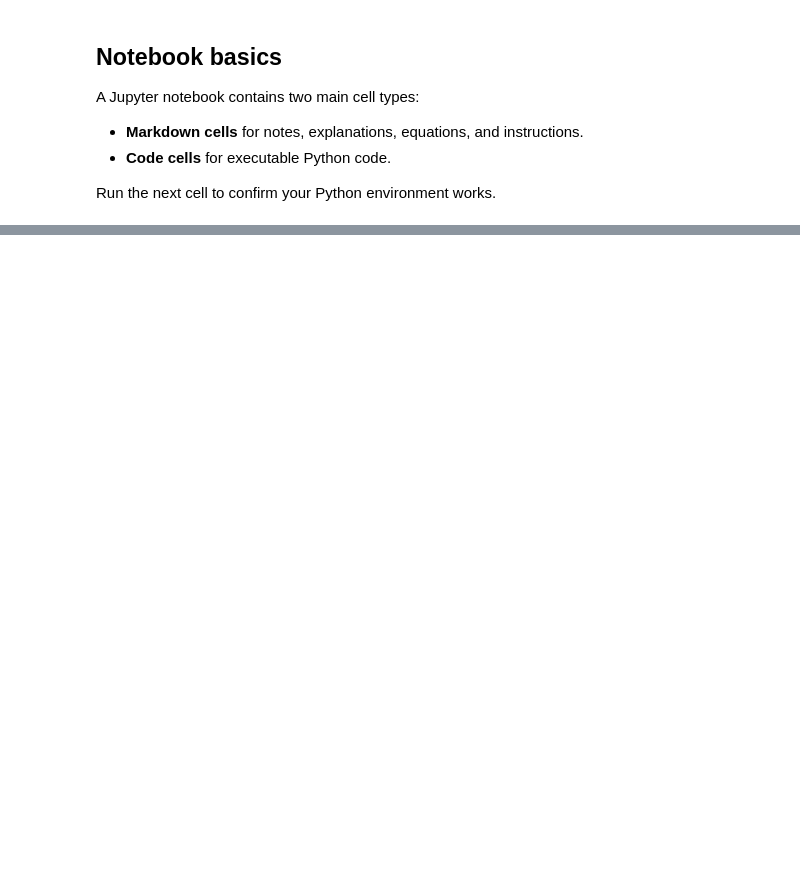
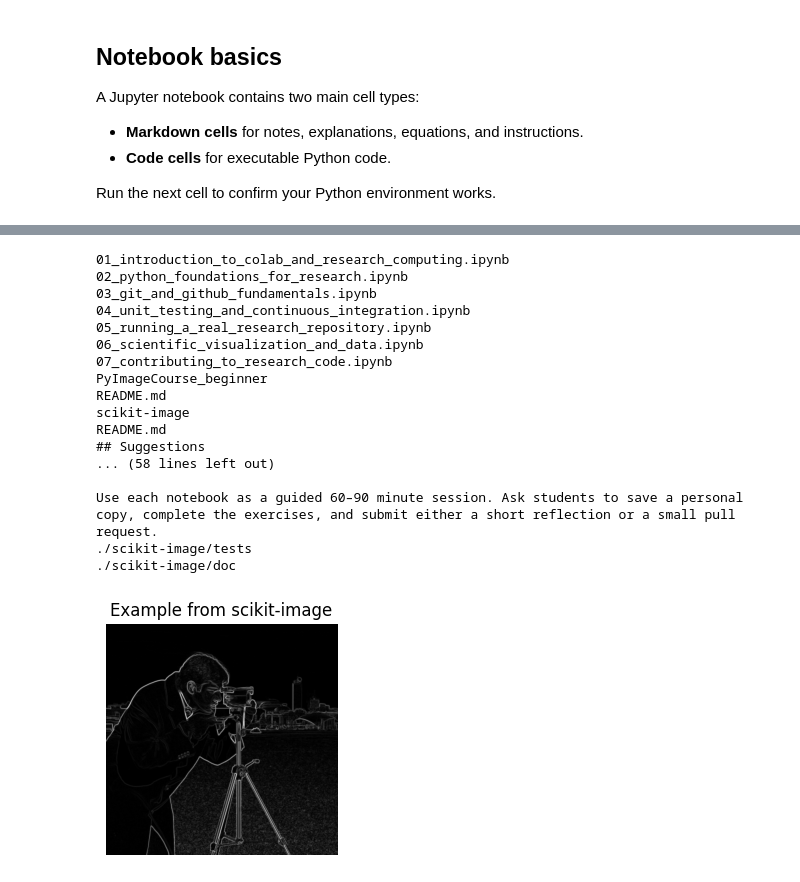
Before and after one commit to aghcv/Computational_Research_Workflows, a Jupyter notebook: docs/workshop/01_introduction_to_colab_and_research_computing.ipynb, the cells around one changed output, grey strips where cells are left out. Saved outputs shown, nothing was run; the diff lists cells and outputs as text; code cells hidden in the pictures; blank space fills up the shorter version.

```diff
--- a/docs/workshop/01_introduction_to_colab_and_research_computing.ipynb
+++ b/docs/workshop/01_introduction_to_colab_and_research_computing.ipynb
@@ -83,0 +340,38 @@ Before the next session, make sure you can explain the key terms from this noteb
+# %%
+# Scikit-image repo quick read: README + examples/tests, then a tiny example run.
+!ls -1
+!ls -1 README* 2>/dev/null
+!sed -n '1,80p' README* 2>/dev/null
+!find . -maxdepth 2 -type d \( -name "examples" -o -name "doc" -o -name "tests" \)
+
+import numpy as np
+from skimage import data, filters
+import matplotlib.pyplot as plt
+
+image = data.camera()
+edges = filters.sobel(image)
+
+plt.figure(figsize=(6, 3))
+plt.imshow(edges, cmap="gray")
+plt.title("Example from scikit-image")
+plt.axis("off")
+plt.show()
+# %% [output]
+01_introduction_to_colab_and_research_computing.ipynb
+02_python_foundations_for_research.ipynb
+03_git_and_github_fundamentals.ipynb
+04_unit_testing_and_continuous_integration.ipynb
+05_running_a_real_research_repository.ipynb
+06_scientific_visualization_and_data.ipynb
+07_contributing_to_research_code.ipynb
+PyImageCourse_beginner
+README.md
+scikit-image
+README.md
+## Suggestions
+... (58 lines left out)
+
+Use each notebook as a guided 60–90 minute session. Ask students to save a personal copy, complete the exercises, and submit either a short reflection or a small pull request.
+./scikit-image/tests
+./scikit-image/doc
+[figure, added]
```
Also changed, not shown: parts of 40 cells of this notebook, 1 other file.
